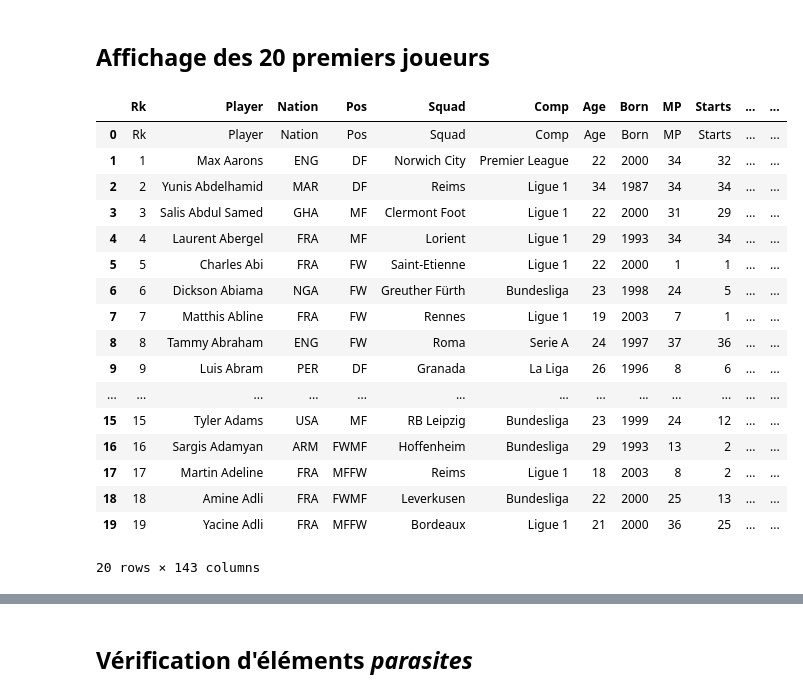
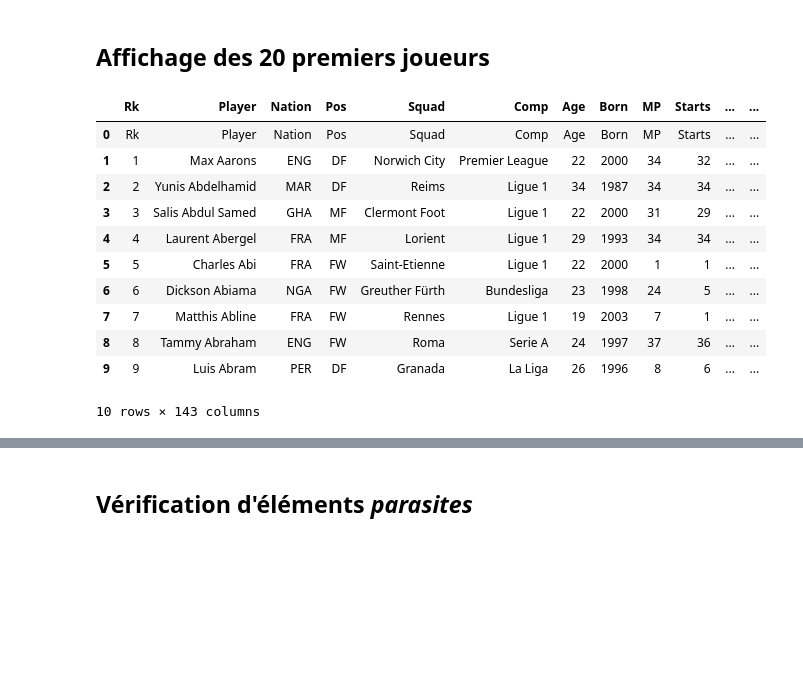
Before and after one commit to ThierryKunda/prediction-ballon-d-or, a Jupyter notebook: introduction.ipynb, the cells around one changed output, grey strips where cells are left out. Cells and saved outputs as stored; diff of their text form; code cells hidden in the pictures; blank space fills up the shorter version.

```diff
--- a/introduction.ipynb
+++ b/introduction.ipynb
@@ -12,27 +12,21 @@ from matplotlib import cm
 # %%
 filename = 'dataset.csv'
 names = ['Rk','Player','Nation','Pos','Squad','Comp','Age','Born','MP','Starts','Min','90s','Goals','Shots','SoT','SoT%','G/Sh','G/SoT','ShoDist','ShoFK','ShoPK','PKatt','PasTotCmp','PasTotAtt','PasTotCmp%','PasTotDist','PasTotPrgDist','PasShoCmp','PasShoAtt','PasShoCmp%','PasMedCmp','PasMedAtt','PasMedCmp%','PasLonCmp','PasLonAtt','PasLonCmp%','Assists','PasAss','Pas3rd','PPA','CrsPA','PasProg','PasAtt','PasLive','PasDead','PasFK','TB','PasPress','Sw','PasCrs','CK','CkIn','CkOut','CkStr','PasGround','PasLow','PasHigh','PaswLeft','PaswRight','PaswHead','TI','PaswOther','PasCmp','PasOff','PasOut','PasInt','PasBlocks','SCA','ScaPassLive','ScaPassDead','ScaDrib','ScaSh','ScaFld','ScaDef','GCA','GcaPassLive','GcaPassDead','GcaDrib','GcaSh','GcaFld','GcaDef','Tkl','TklWon','TklDef3rd','TklMid3rd','TklAtt3rd','TklDri','TklDriAtt','TklDri%','TklDriPast','Press','PresSucc','Press%','PresDef3rd','PresMid3rd','PresAtt3rd','Blocks','BlkSh','BlkShSv','BlkPass','Int','Tkl+Int','Clr','Err','Touches','TouDefPen','TouDef3rd','TouMid3rd','TouAtt3rd','TouAttPen','TouLive','DriSucc','DriAtt','DriSucc%','DriPast','DriMegs','Carries','CarTotDist','CarPrgDist','CarProg','Car3rd','CPA','CarMis','CarDis','RecTarg','Rec','Rec%','RecProg','CrdY','CrdR','2CrdY','Fls','Fld','Off','Crs','TklW','PKwon','PKcon','OG','Recov','AerWon','AerLost','AerWon%']
 dataset = pd.read_csv(filename, sep=";", names=names)
-dataset.head(20)
+dataset.head(10)
 # %% [output]
 |  | Rk | Player | Nation | Pos | Squad | Comp | Age | Born | MP | Starts | ... | ... |
 | 0 | Rk | Player | Nation | Pos | Squad | Comp | Age | Born | MP | Starts | ... | ... |
 | 1 | 1 | Max Aarons | ENG | DF | Norwich City | Premier League | 22 | 2000 | 34 | 32 | ... | ... |
 | 2 | 2 | Yunis Abdelhamid | MAR | DF | Reims | Ligue 1 | 34 | 1987 | 34 | 34 | ... | ... |
 | 3 | 3 | Salis Abdul Samed | GHA | MF | Clermont Foot | Ligue 1 | 22 | 2000 | 31 | 29 | ... | ... |
 | 4 | 4 | Laurent Abergel | FRA | MF | Lorient | Ligue 1 | 29 | 1993 | 34 | 34 | ... | ... |
 | 5 | 5 | Charles Abi | FRA | FW | Saint-Etienne | Ligue 1 | 22 | 2000 | 1 | 1 | ... | ... |
 | 6 | 6 | Dickson Abiama | NGA | FW | Greuther Fürth | Bundesliga | 23 | 1998 | 24 | 5 | ... | ... |
 | 7 | 7 | Matthis Abline | FRA | FW | Rennes | Ligue 1 | 19 | 2003 | 7 | 1 | ... | ... |
 | 8 | 8 | Tammy Abraham | ENG | FW | Roma | Serie A | 24 | 1997 | 37 | 36 | ... | ... |
 | 9 | 9 | Luis Abram | PER | DF | Granada | La Liga | 26 | 1996 | 8 | 6 | ... | ... |
-| ... | ... | ... | ... | ... | ... | ... | ... | ... | ... | ... | ... | ... |
-| 15 | 15 | Tyler Adams | USA | MF | RB Leipzig | Bundesliga | 23 | 1999 | 24 | 12 | ... | ... |
-| 16 | 16 | Sargis Adamyan | ARM | FWMF | Hoffenheim | Bundesliga | 29 | 1993 | 13 | 2 | ... | ... |
-| 17 | 17 | Martin Adeline | FRA | MFFW | Reims | Ligue 1 | 18 | 2003 | 8 | 2 | ... | ... |
-| 18 | 18 | Amine Adli | FRA | FWMF | Leverkusen | Bundesliga | 22 | 2000 | 25 | 13 | ... | ... |
-| 19 | 19 | Yacine Adli | FRA | MFFW | Bordeaux | Ligue 1 | 21 | 2000 | 36 | 25 | ... | ... |
-20 rows × 143 columns
+10 rows × 143 columns
 # %%
 dataset.describe()
 # %% [output]
```
Also changed, not shown: parts of 9 cells of this notebook.
